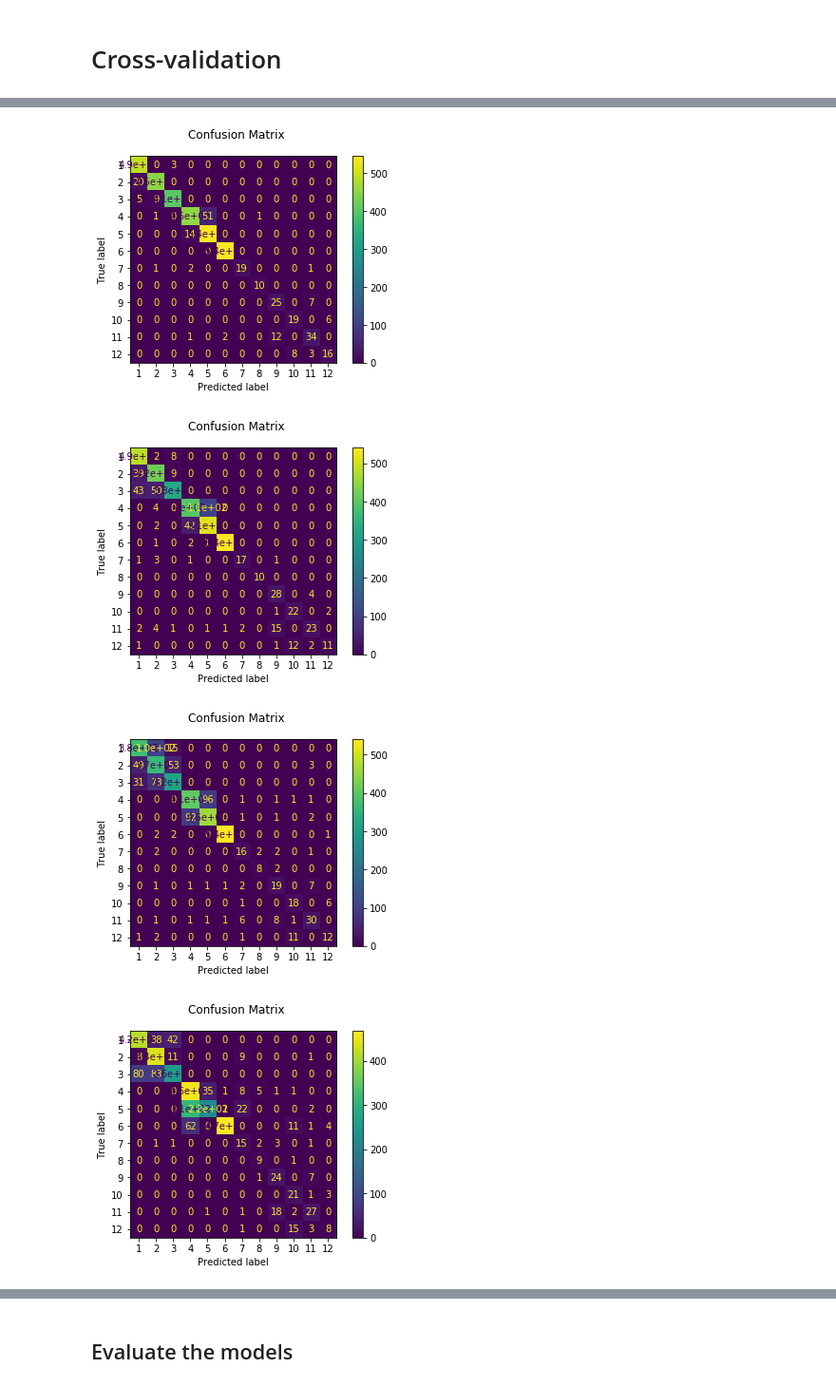
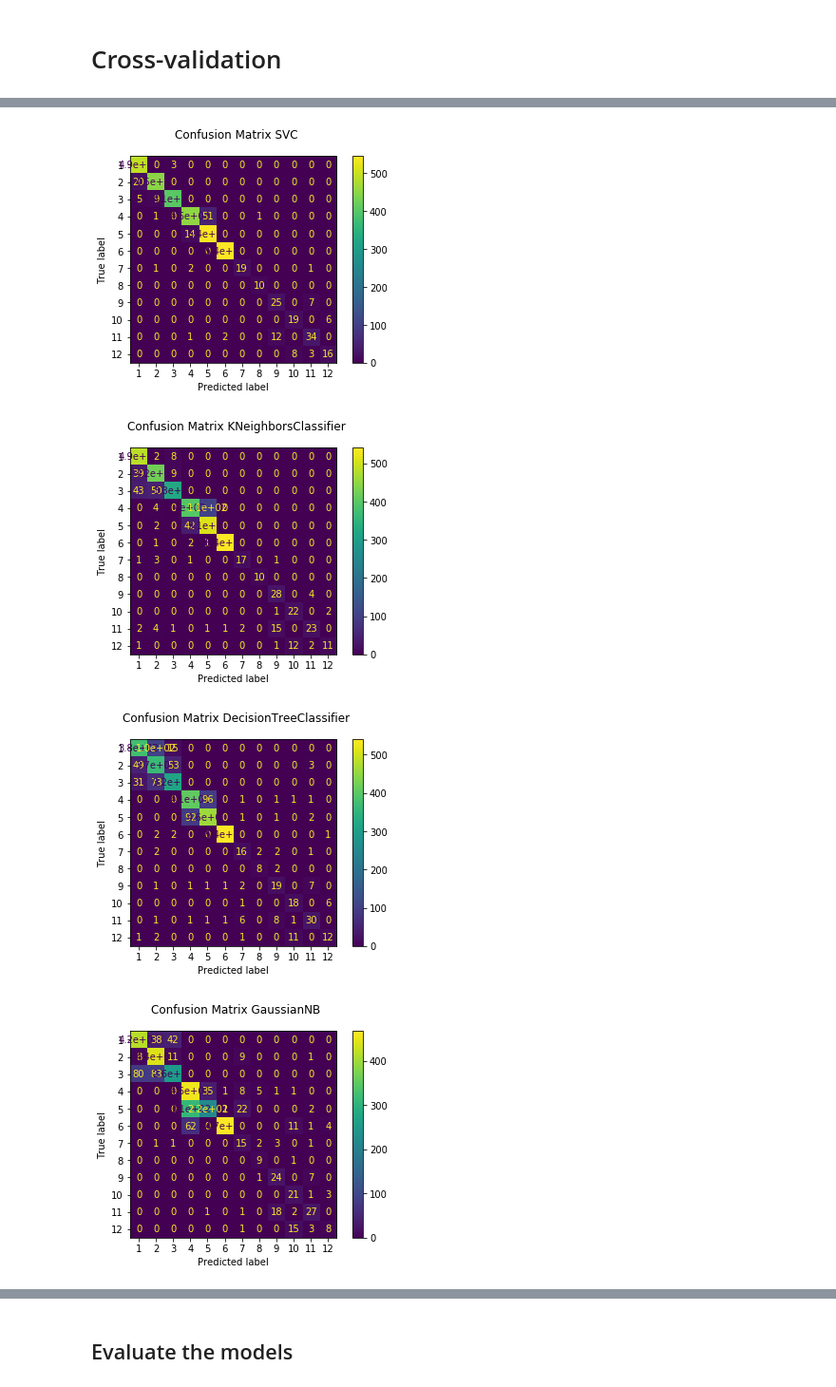
Before and after one commit to zhorta/ESILV_Python_for_data_analysis_devoir_2020, a Jupyter notebook: main.ipynb, the cells around one changed output, grey strips where cells are left out. Shown at 95% size. Drawn from its saved outputs; the diff is of its cells as text; code cells hidden in the pictures.

Commit message:
Prediction matrix + other plots

```diff
--- a/main.ipynb
+++ b/main.ipynb
@@ -194,15 +194,16 @@ Accuracy score for GaussianNB: 0.812460468058191
 # %% [markdown]
 # Cross-validation
 # %%
-results = {}
+results_mean = {}
+results = []
 names = ["SVC", "KNeighborsClassifier", "DecisionTreeClassifier", "GaussianNB"]
 clfs = [svc_clf, knn, dt_clf, gnb_clf]
 for i in range(len(clfs)):
     kfold = model_selection.StratifiedKFold(n_splits=10, random_state=1, shuffle=True)
     cv_results = model_selection.cross_val_score(clfs[i], X_train, Y_train.values.ravel(), cv=kfold, scoring='accuracy')
     print(cv_results)
-    results[names[i]] = cv_results.mean()
-print(results)
+    results_mean[names[i]] = cv_results.mean()
+    results.append(cv_results)
 # %% [output]
 [0.97554698 0.98198198 0.97168597 0.97812098 0.97812098 0.98198198
  0.97812098 0.98453608 0.97680412 0.9806701 ]
@@ -216,6 +216,12 @@ print(results)
+# %%
+with open('resources/HAPT Data Set/activity_labels.txt', 'r') as f:
+    postures_labels = f.readlines()
+for i in range(len(postures_labels)):
+    postures_labels[i] = postures_labels[i].strip()
 # %%
 predictions = [Y_svc_pred, Y_knc_pred, Y_dt_clf_pred, Y_gnb_clf_pred]
 for prediction in predictions:
     confusion_matrix_result = sklearn.metrics.confusion_matrix(Y_test.values.ravel(), prediction)
-    print(confusion_matrix_result)
+    disp = sklearn.metrics.ConfusionMatrixDisplay(confusion_matrix_result, postures_labels)
+    disp.plot()
 # %% [output]
@@ -239,10 +232,9 @@ for prediction in predictions:
 # %%
-for clf in clfs:
-    disp = sklearn.metrics.plot_confusion_matrix(clf, X_test, Y_test.values.ravel())
-    disp.figure_.suptitle("Confusion Matrix")
-    matplotlib.pyplot.show()
+for i in range(len(clfs)):
+    disp = sklearn.metrics.plot_confusion_matrix(clfs[i], X_test, Y_test.values.ravel())
+    disp.figure_.suptitle("Confusion Matrix " + names[i])
 # %% [output]
-[figure, old version]
+[figure, new version]
-[figure, old version]
+[figure, new version]
-[figure, old version]
+[figure, new version]
-[figure, old version]
+[figure, new version]
```
Also changed, not shown: parts of 3 cells of this notebook.
